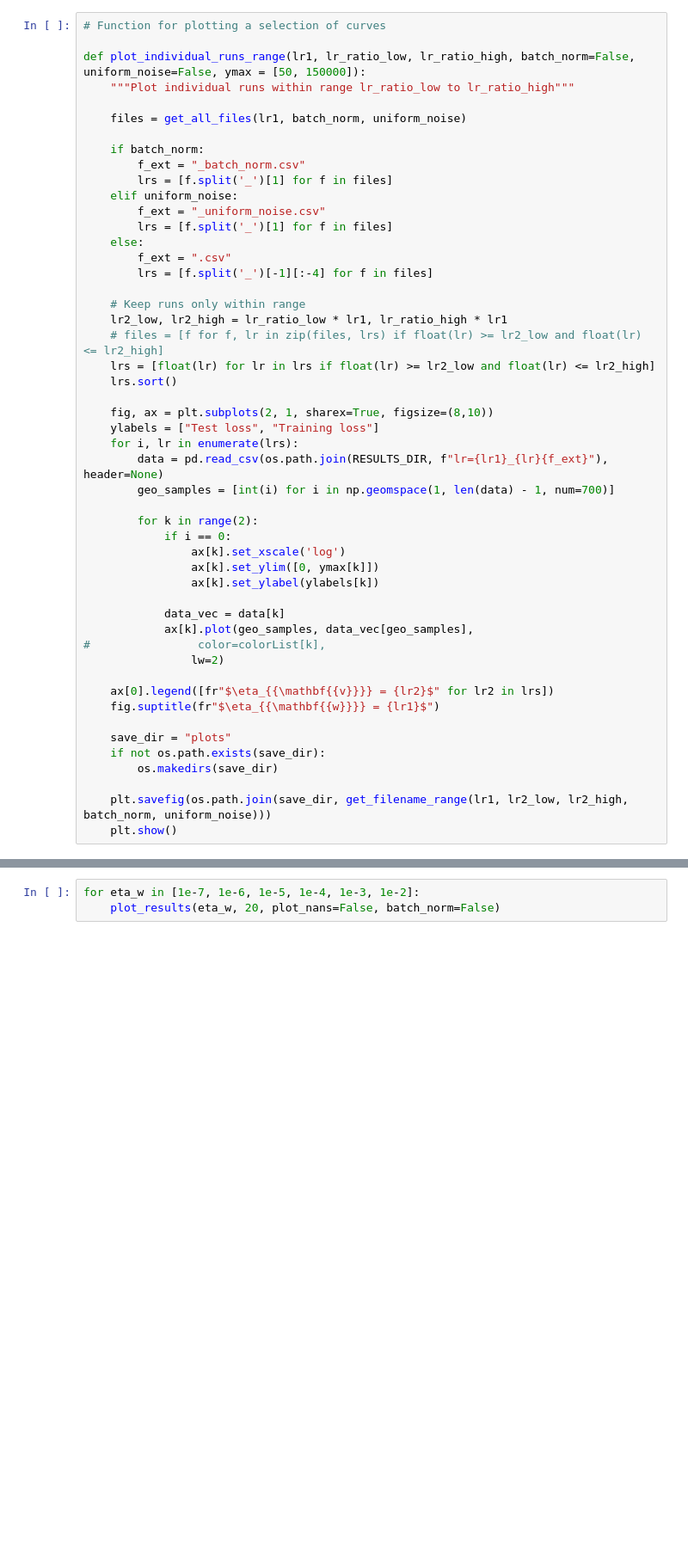
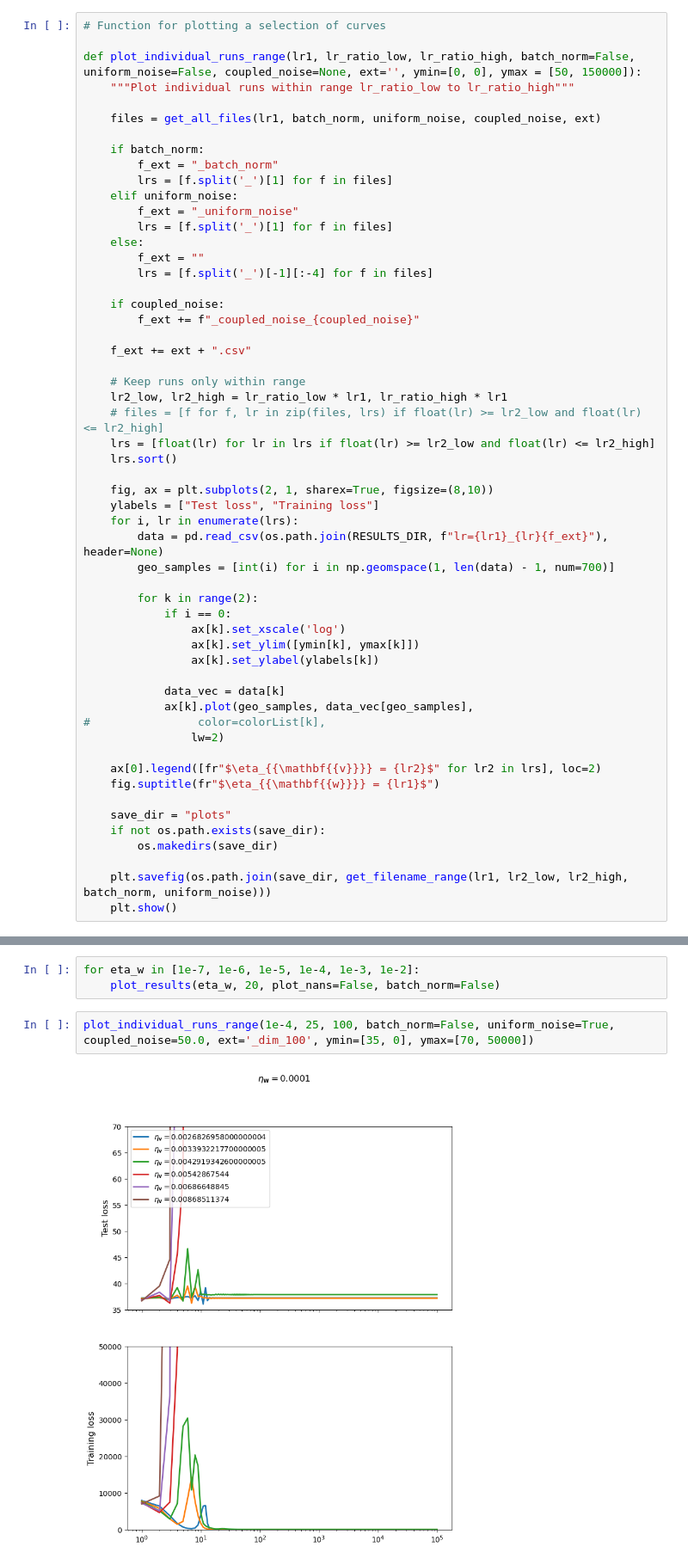
Before and after one commit to filipekstrm/early_stopping_double_descent, a Jupyter notebook: Visualize results.ipynb, the cells around one changed output, grey strips where cells are left out. Shown: that part at 86% size. Saved outputs shown, nothing was run; the diff lists cells and outputs as text; blank space fills up the shorter version.

```diff
--- a/Visualize results.ipynb
+++ b/Visualize results.ipynb
@@ -277,20 +306,25 @@ def plot_same_lr(vmax=20, batch_norm=False):
 # %%
 # Function for plotting a selection of curves
 
-def plot_individual_runs_range(lr1, lr_ratio_low, lr_ratio_high, batch_norm=False, uniform_noise=False, ymax = [50, 150000]):
+def plot_individual_runs_range(lr1, lr_ratio_low, lr_ratio_high, batch_norm=False, uniform_noise=False, coupled_noise=None, ext='', ymin=[0, 0], ymax = [50, 150000]):
     """Plot individual runs within range lr_ratio_low to lr_ratio_high"""
 
-    files = get_all_files(lr1, batch_norm, uniform_noise)
+    files = get_all_files(lr1, batch_norm, uniform_noise, coupled_noise, ext)
 
     if batch_norm:
-        f_ext = "_batch_norm.csv"
+        f_ext = "_batch_norm"
         lrs = [f.split('_')[1] for f in files]
     elif uniform_noise:
-        f_ext = "_uniform_noise.csv"
+        f_ext = "_uniform_noise"
         lrs = [f.split('_')[1] for f in files]
     else:
-        f_ext = ".csv"
+        f_ext = ""
         lrs = [f.split('_')[-1][:-4] for f in files]
+
+    if coupled_noise:
+        f_ext += f"_coupled_noise_{coupled_noise}"
+
+    f_ext += ext + ".csv"
 
     # Keep runs only within range
     lr2_low, lr2_high = lr_ratio_low * lr1, lr_ratio_high * lr1
@@ -307,7 +341,7 @@ def plot_individual_runs_range(lr1, lr_ratio_low, lr_ratio_high, batch_norm=Fals
         for k in range(2):
             if i == 0:
                 ax[k].set_xscale('log')
-                ax[k].set_ylim([0, ymax[k]])
+                ax[k].set_ylim([ymin[k], ymax[k]])
                 ax[k].set_ylabel(ylabels[k])
 
             data_vec = data[k]
@@ -315,7 +349,7 @@ def plot_individual_runs_range(lr1, lr_ratio_low, lr_ratio_high, batch_norm=Fals
 #                color=colorList[k],
                 lw=2)
 
-    ax[0].legend([fr"$\eta_{{\mathbf{{v}}}} = {lr2}$" for lr2 in lrs])
+    ax[0].legend([fr"$\eta_{{\mathbf{{v}}}} = {lr2}$" for lr2 in lrs], loc=2)
     fig.suptitle(fr"$\eta_{{\mathbf{{w}}}} = {lr1}$")
 
     save_dir = "plots"
@@ -331,3 +380,7 @@ plot_individual_runs_range(1e-4, 5e-1, 2, uniform_noise=False)
 # %%
 for eta_w in [1e-7, 1e-6, 1e-5, 1e-4, 1e-3, 1e-2]:
     plot_results(eta_w, 20, plot_nans=False, batch_norm=False)
+# %%
+plot_individual_runs_range(1e-4, 25, 100, batch_norm=False, uniform_noise=True, coupled_noise=50.0, ext='_dim_100', ymin=[35, 0], ymax=[70, 50000])
+# %% [output]
+[figure, added]
```
Also changed, not shown: parts of 4 cells of this notebook, 5 other files.
